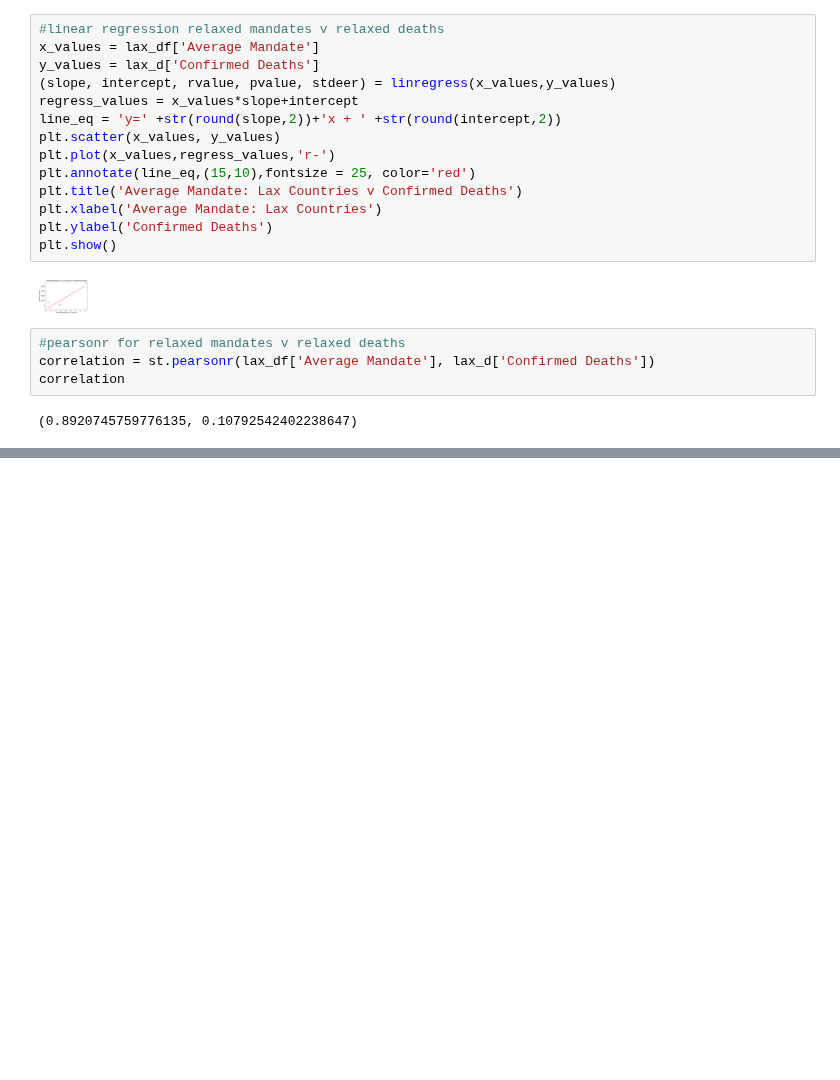
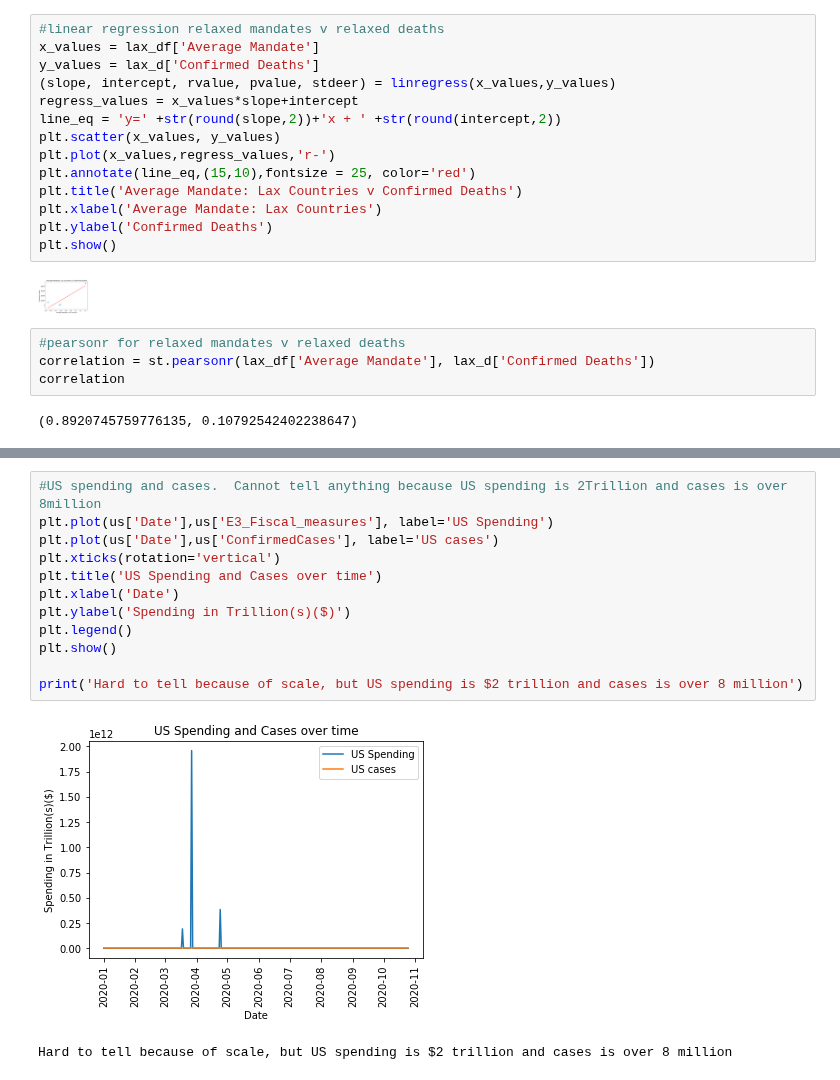
Before and after one commit to rejane-b/Project_1, a Jupyter notebook: Rankings.ipynb, the cells around one changed output, grey strips where cells are left out. Cells and saved outputs as stored; diff of their text form; blank space fills up the shorter version.

```diff
--- a/Rankings.ipynb
+++ b/Rankings.ipynb
@@ -601,0 +764,15 @@ correlation
+# %%
+#US spending and cases.  Cannot tell anything because US spending is 2Trillion and cases is over 8million
+plt.plot(us['Date'],us['E3_Fiscal_measures'], label='US Spending')
+plt.plot(us['Date'],us['ConfirmedCases'], label='US cases')
+plt.xticks(rotation='vertical')
+plt.title('US Spending and Cases over time')
+plt.xlabel('Date')
+plt.ylabel('Spending in Trillion(s)($)')
+plt.legend()
+plt.show()
+
+print('Hard to tell because of scale, but US spending is $2 trillion and cases is over 8 million')
+# %% [output]
+[figure, added]
+Hard to tell because of scale, but US spending is $2 trillion and cases is over 8 million
```
Also changed, not shown: parts of 20 cells of this notebook, 1 other file.
